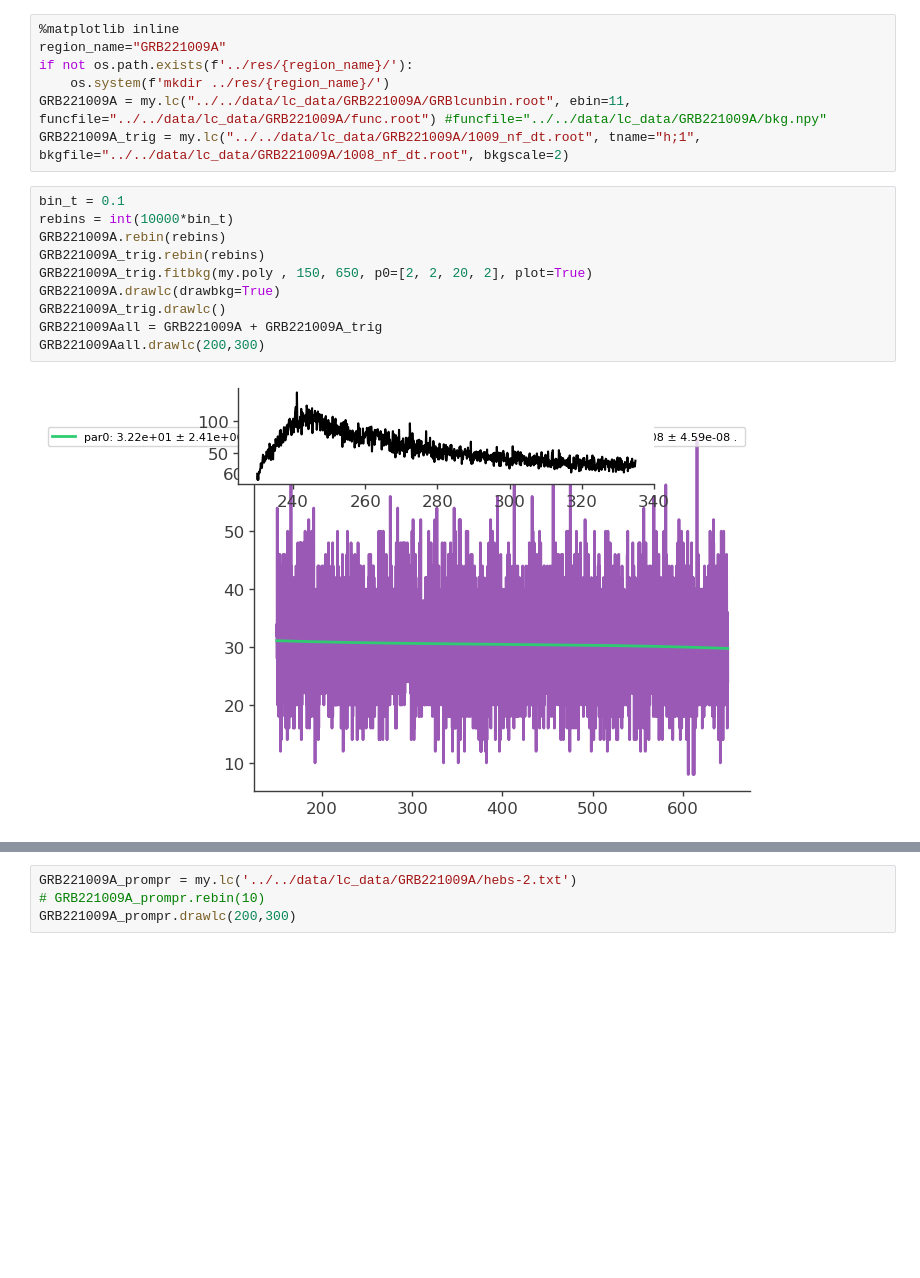
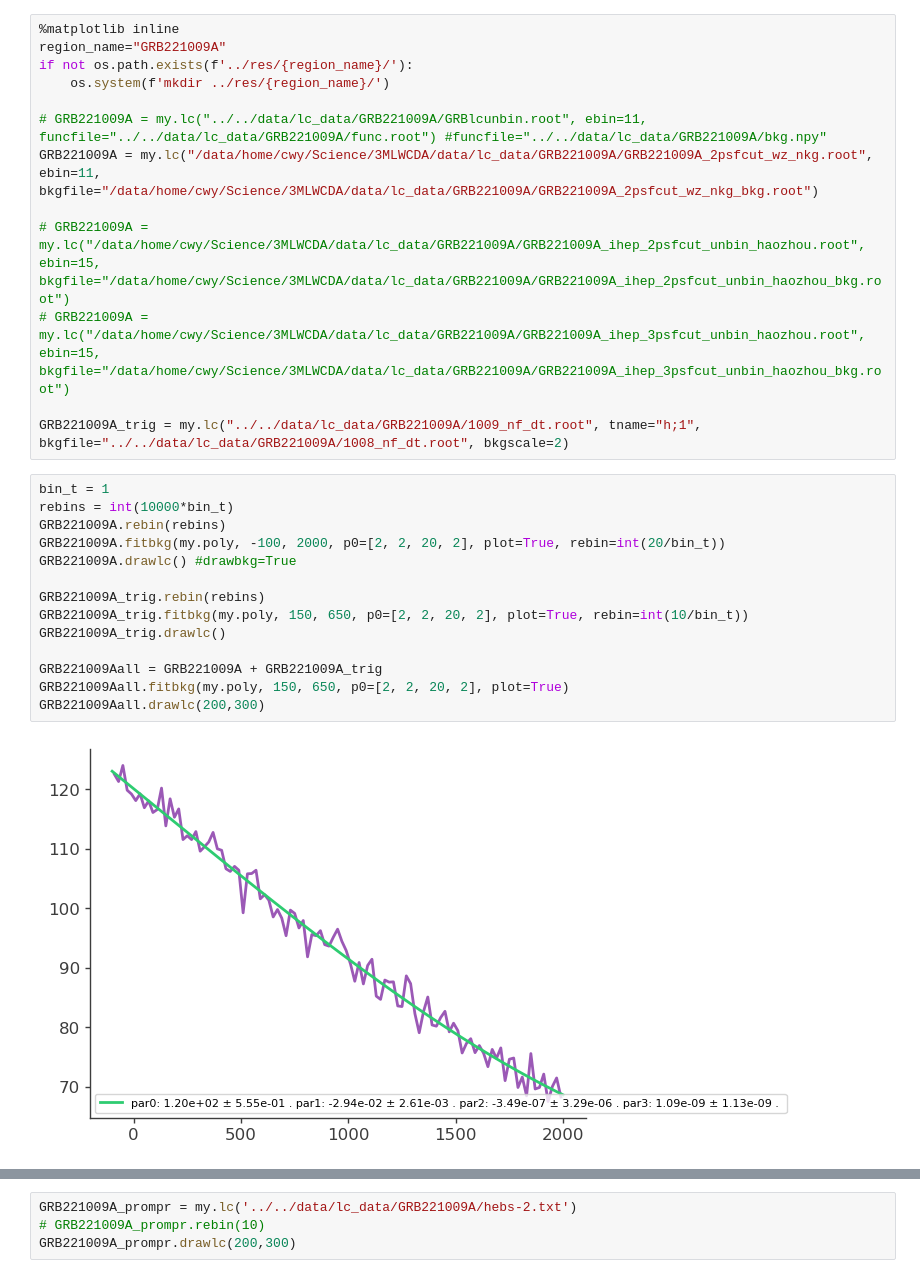
Before and after one commit to xiahouwenyu/3MLWCDA0.91, a Jupyter notebook: Standard/src/3MLnew_GRB221009A.ipynb, the cells around one changed output, grey strips where cells are left out. Drawn from its saved outputs; the diff is of its cells as text; blank space fills up the shorter version.

```diff
--- a/Standard/src/3MLnew_GRB221009A.ipynb
+++ b/Standard/src/3MLnew_GRB221009A.ipynb
@@ -41,17 +47,27 @@ from importlib import reload
 region_name="GRB221009A"
 if not os.path.exists(f'../res/{region_name}/'):
     os.system(f'mkdir ../res/{region_name}/')
-GRB221009A = my.lc("../../data/lc_data/GRB221009A/GRBlcunbin.root", ebin=11, funcfile="../../data/lc_data/GRB221009A/func.root") #funcfile="../../data/lc_data/GRB221009A/bkg.npy"
+
+# GRB221009A = my.lc("../../data/lc_data/GRB221009A/GRBlcunbin.root", ebin=11, funcfile="../../data/lc_data/GRB221009A/func.root") #funcfile="../../data/lc_data/GRB221009A/bkg.npy"
+GRB221009A = my.lc("/data/home/cwy/Science/3MLWCDA/data/lc_data/GRB221009A/GRB221009A_2psfcut_wz_nkg.root", ebin=11, bkgfile="/data/home/cwy/Science/3MLWCDA/data/lc_data/GRB221009A/GRB221009A_2psfcut_wz_nkg_bkg.root")
+
+# GRB221009A = my.lc("/data/home/cwy/Science/3MLWCDA/data/lc_data/GRB221009A/GRB221009A_ihep_2psfcut_unbin_haozhou.root", ebin=15, bkgfile="/data/home/cwy/Science/3MLWCDA/data/lc_data/GRB221009A/GRB221009A_ihep_2psfcut_unbin_haozhou_bkg.root")
+# GRB221009A = my.lc("/data/home/cwy/Science/3MLWCDA/data/lc_data/GRB221009A/GRB221009A_ihep_3psfcut_unbin_haozhou.root", ebin=15, bkgfile="/data/home/cwy/Science/3MLWCDA/data/lc_data/GRB221009A/GRB221009A_ihep_3psfcut_unbin_haozhou_bkg.root")
+
 GRB221009A_trig = my.lc("../../data/lc_data/GRB221009A/1009_nf_dt.root", tname="h;1", bkgfile="../../data/lc_data/GRB221009A/1008_nf_dt.root", bkgscale=2)
 # %%
-bin_t = 0.1
+bin_t = 1
 rebins = int(10000*bin_t)
 GRB221009A.rebin(rebins)
+GRB221009A.fitbkg(my.poly, -100, 2000, p0=[2, 2, 20, 2], plot=True, rebin=int(20/bin_t))
+GRB221009A.drawlc() #drawbkg=True
+
 GRB221009A_trig.rebin(rebins)
-GRB221009A_trig.fitbkg(my.poly , 150, 650, p0=[2, 2, 20, 2], plot=True)
-GRB221009A.drawlc(drawbkg=True)
+GRB221009A_trig.fitbkg(my.poly, 150, 650, p0=[2, 2, 20, 2], plot=True, rebin=int(10/bin_t))
 GRB221009A_trig.drawlc()
+
 GRB221009Aall = GRB221009A + GRB221009A_trig
+GRB221009Aall.fitbkg(my.poly, 150, 650, p0=[2, 2, 20, 2], plot=True)
 GRB221009Aall.drawlc(200,300)
 # %% [output]
-[figure, old version]
+[figure, new version]
```
Also changed, not shown: parts of 10 cells of this notebook, 37 other files.
